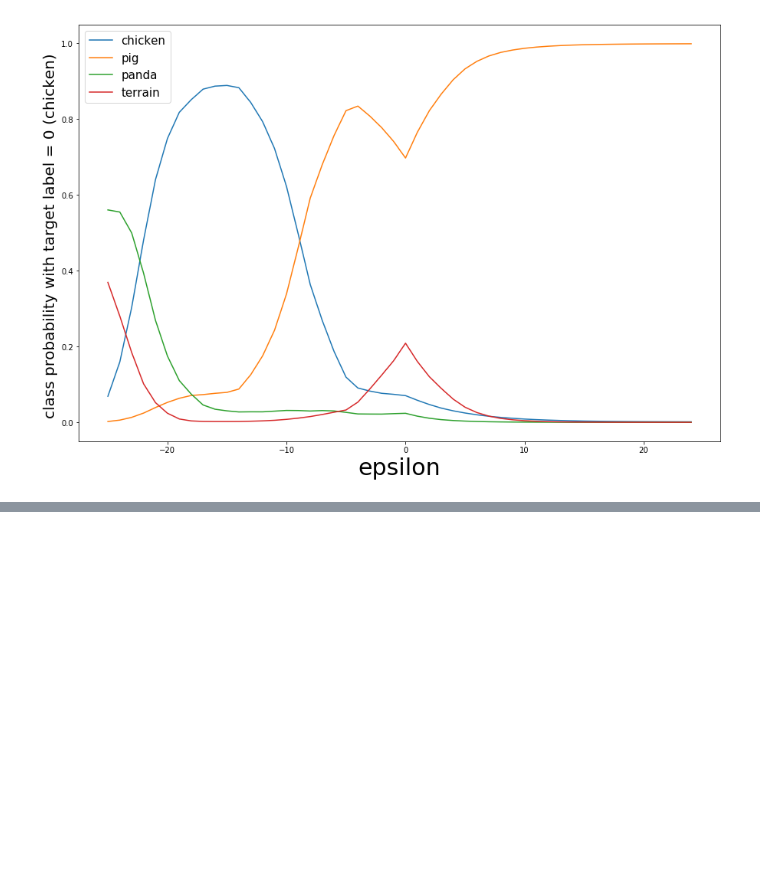
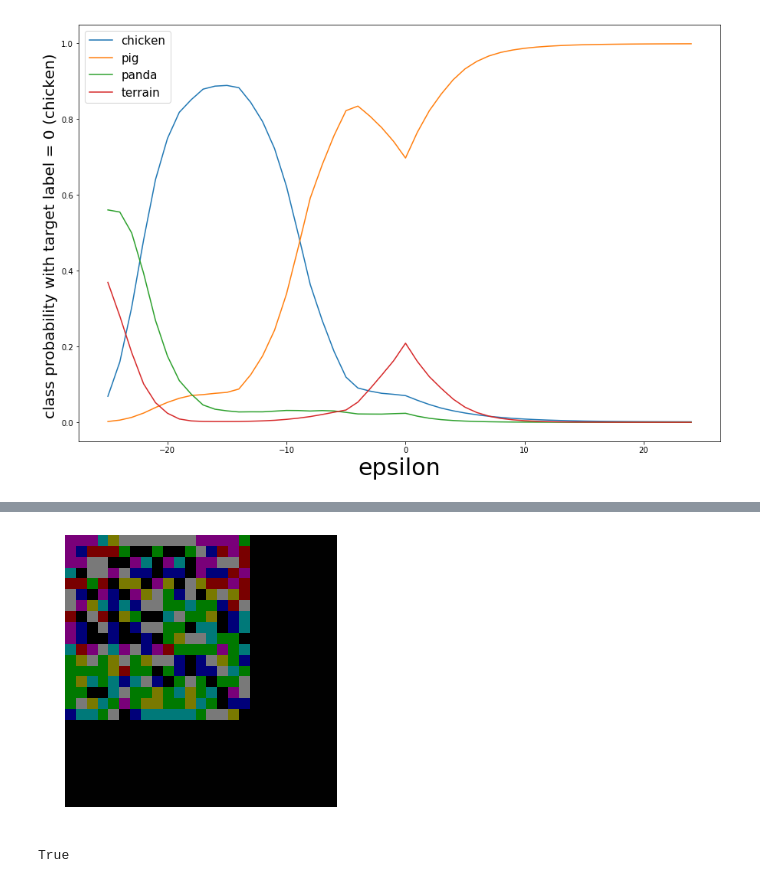
Before and after one commit to Mayukhdeb/deep-chicken-saviour, a Jupyter notebook: generating_adversarial_patches.ipynb, the cells around one changed output, grey strips where cells are left out. Drawn from its saved outputs; the diff is of its cells as text; code cells hidden in the pictures; blank space fills up the shorter version.

```diff
--- a/generating_adversarial_patches.ipynb
+++ b/generating_adversarial_patches.ipynb
@@ -202,0 +228,10 @@ for a in range(2):
+# %%
+plt.rcParams["figure.figsize"] = (5,5)
+
+plt.imshow(images[2])
+plt.axis("off")
+plt.show()
+cv2.imwrite("images/bricks_org.png", images[2])
+# %% [output]
+[figure, added]
+True
```
Also changed, not shown: parts of 13 cells of this notebook.
